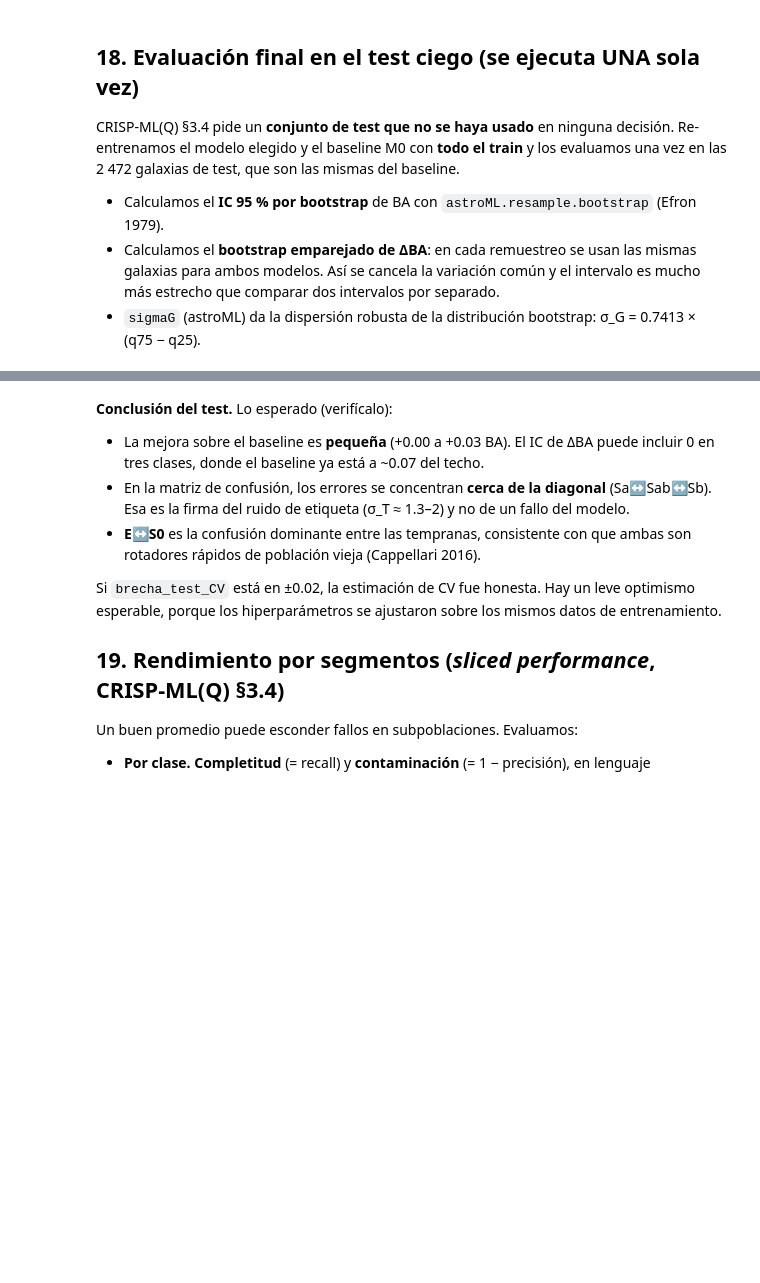
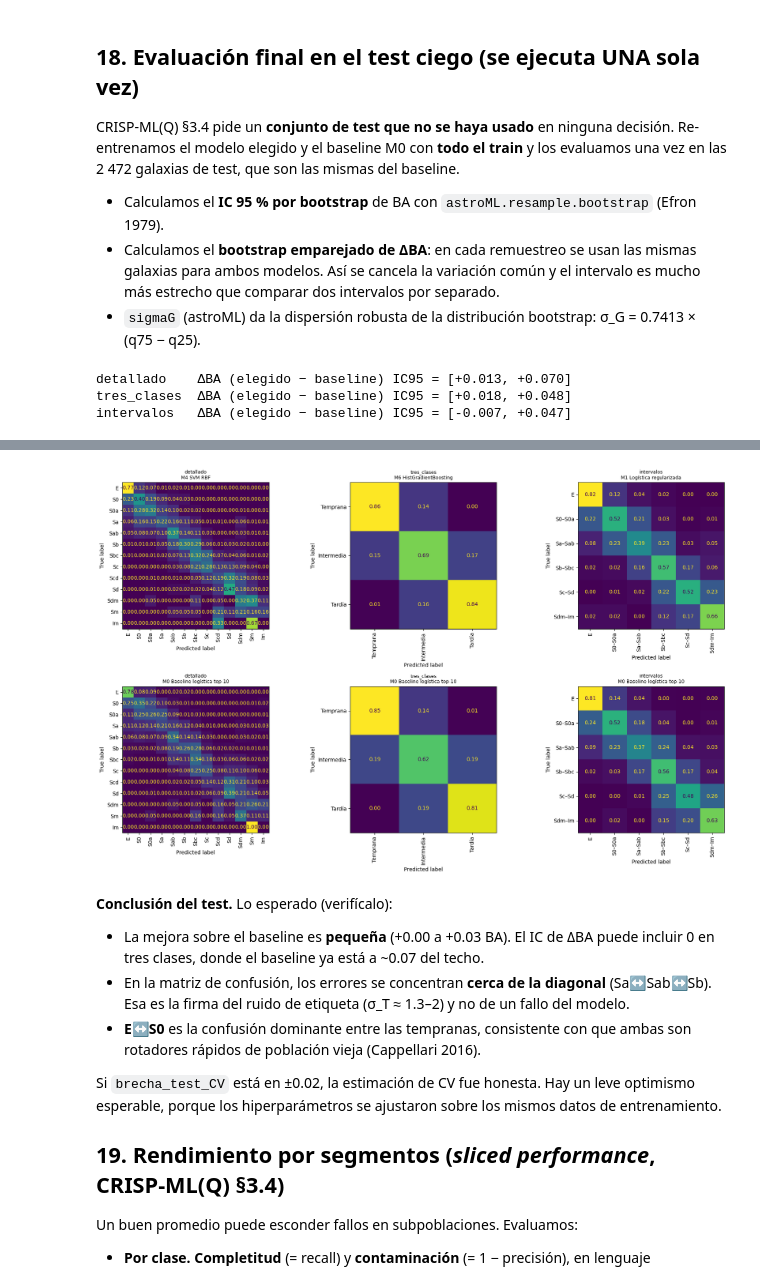
Before and after one commit to Melonangie/Galaxy-Vision, a Jupyter notebook: modeling.ipynb, the cells around one changed output, grey strips where cells are left out. Drawn from its saved outputs; the diff is of its cells as text; code cells hidden in the pictures; blank space fills up the shorter version.

```diff
--- a/modeling.ipynb
+++ b/modeling.ipynb
@@ -712,8 +738,7 @@ def n_parametros(m):
     if hasattr(f, 'gmms_'):      return sum(g.means_.size + g.covariances_.size + g.weights_.size for g in f.gmms_)
     return np.nan
 
-EXPLICABILIDAD = {'M0': 1.0, 'M1': 1.0, 'M2': 1.0, 'M3': 0.8, 'M4': 0.3, 'M5': 0.5,
-                  'M6': 0.5, 'M7': 0.2, 'M8': 0.3, 'M9': 0.2, 'M10': 0.1}
+EXPLICABILIDAD = {'M0': 1.0, 'M1': 1.0, 'M2': 1.0, 'M3': 0.8, 'M4': 0.3, 'M5': 0.5, 'M6': 0.5, 'M7': 0.2, 'M8': 0.3, 'M9': 0.2, 'M10': 0.1}
 
 filas_calidad = []
 for (nombre, e), (m, iva) in AJUSTE0.items():
@@ -731,6 +756,7 @@ for (nombre, e), (m, iva) in AJUSTE0.items():
         'n_parametros': n_parametros(m),
         'ms_por_galaxia': r.ms_por_galaxia.mean(),
         't_ajuste_s': r.t_ajuste_s.mean()})
+
 CALIDAD = pd.DataFrame(filas_calidad).set_index(['esquema', 'modelo'])
 CALIDAD['robustez']      = CALIDAD[['rob_ruido', 'rob_faltantes']].mean(axis=1)
 CALIDAD['complejidad']   = np.log10(CALIDAD.n_parametros.astype(float))
@@ -738,10 +764,10 @@ CALIDAD['recursos']      = CALIDAD.ms_por_galaxia
 CALIDAD['escalabilidad'] = CALIDAD.t_ajuste_s
 
 # Puntaje multicriterio: normalizamos cada medida a [0, 1] dentro de cada esquema
-PESOS = {'rendimiento': 0.40, 'robustez': 0.20, 'explicabilidad': 0.15,
-         'complejidad': 0.10, 'recursos': 0.10, 'escalabilidad': 0.05}
+PESOS = {'rendimiento': 0.40, 'robustez': 0.20, 'explicabilidad': 0.15, 'complejidad': 0.10, 'recursos': 0.10, 'escalabilidad': 0.05}
 MENOR_ES_MEJOR = ['complejidad', 'recursos', 'escalabilidad']
 CALIDAD['puntaje'] = 0.0
+
 for medida, peso in PESOS.items():
     x = CALIDAD.groupby('esquema')[medida].transform(lambda c: (c - c.min()) / (c.max() - c.min() + 1e-12))
     CALIDAD['puntaje'] += peso * ((1 - x) if medida in MENOR_ES_MEJOR else x)
@@ -770,5 +815,4 @@ for e in ESQUEMAS:
     ELEGIDO[e] = empatados.puntaje.idxmax()
     print(f"\n=== {e} === mejor en BA: {mejor} | empatados: {list(empatados.index)}")
     print(f"→ ELEGIDO: {ELEGIDO[e]}")
-    display(c[['rendimiento', 'p_vs_mejor', 'robustez', 'explicabilidad',
-               'complejidad', 'ms_por_galaxia', 'puntaje']].sort_values('puntaje', ascending=False).round(3))
+    display(c[['rendimiento', 'p_vs_mejor', 'robustez', 'explicabilidad','complejidad', 'ms_por_galaxia', 'puntaje']].sort_values('puntaje', ascending=False).round(3))
@@ -792,8 +879,11 @@ def ajustar_final(nombre, e):
     return m.fit(matriz(COLS_DE[(nombre, e)], TRAIN), Y_TR[e])
 
 def ic_bootstrap(estadistico, n, n_boot=1000):
-    """IC 95 % percentil y σ_G robusta de un estadístico calculado sobre índices remuestreados."""
-    dist = bootstrap(np.arange(n), n_boot, estadistico, pass_indices=True, random_state=SEMILLA)
+    """IC 95 % percentil y σ_G robusta de un estadístico calculado sobre índices remuestreados.
+    astroML.bootstrap entrega TODOS los remuestreos a la vez (matriz n_boot × n de índices)
+    y espera un valor por fila; por eso aplicamos el estadístico fila por fila."""
+    por_fila = lambda ind: np.array([estadistico(fila) for fila in ind])
+    dist = bootstrap(np.arange(n), n_boot, por_fila, pass_indices=True, random_state=SEMILLA)
     return np.percentile(dist, 2.5), np.percentile(dist, 97.5), sigmaG(dist)
 
 for e in ESQUEMAS:
@@ -802,12 +892,10 @@ for e in ESQUEMAS:
         FINAL[(nombre, e)] = m = ajustar_final(nombre, e)
         PRED[(nombre, e)] = m.predict(matriz(COLS_DE[(nombre, e)], TEST))
         bajo, alto, sg = ic_bootstrap(lambda i: balanced_accuracy_score(y[i], PRED[(nombre, e)][i]), len(y))
-        FILAS_TEST.append({'esquema': e, 'modelo': nombre, **metricas(y, PRED[(nombre, e)], e, T_TE),
-                           'BA_ic95_bajo': bajo, 'BA_ic95_alto': alto, 'BA_sigmaG': sg,
-                           'BA_CV': ba_media(nombre, e)})
+        FILAS_TEST.append({'esquema': e, 'modelo': nombre, **metricas(y, PRED[(nombre, e)], e, T_TE), 'BA_ic95_bajo': bajo, 'BA_ic95_alto': alto, 'BA_sigmaG': sg, 'BA_CV': ba_media(nombre, e)})
     pe, pb = PRED[(ELEGIDO[e], e)], PRED[(BASELINE, e)]
     bajo, alto, _ = ic_bootstrap(lambda i: balanced_accuracy_score(y[i], pe[i]) -
-                                           balanced_accuracy_score(y[i], pb[i]), len(y))
+    balanced_accuracy_score(y[i], pb[i]), len(y))
     print(f"{e:12s} ΔBA (elegido − baseline) IC95 = [{bajo:+.3f}, {alto:+.3f}]")
     FILAS_TEST[-1 if ELEGIDO[e] == BASELINE else -2].update({'ΔBA_ic95_bajo': bajo, 'ΔBA_ic95_alto': alto})
 
@@ -819,8 +907,10 @@ display(TEST_RES.round(3))
 fig, ejes = plt.subplots(2, 3, figsize=(18, 11))
 for j, e in enumerate(ESQUEMAS):
     for i, nombre in enumerate([ELEGIDO[e], BASELINE]):
-        ConfusionMatrixDisplay.from_predictions(Y_TE[e], PRED[(nombre, e)], labels=ORDEN[e], normalize='true',
-                                                ax=ejes[i, j], colorbar=False, values_format='.2f',
-                                                xticks_rotation=90)
+        ConfusionMatrixDisplay.from_predictions(Y_TE[e], PRED[(nombre, e)], labels=ORDEN[e], normalize='true',  ax=ejes[i, j], colorbar=False, values_format='.2f',  xticks_rotation=90)
         ejes[i, j].set_title(f'{e}\n{nombre}', fontsize=9)
 plt.tight_layout(); plt.show()
+# %% [output]
+detallado    ΔBA (elegido − baseline) IC95 = [+0.013, +0.070]
+tres_clases  ΔBA (elegido − baseline) IC95 = [+0.018, +0.048]
+intervalos   ΔBA (elegido − baseline) IC95 = [-0.007, +0.047]
@@ -827,3 +925,4 @@ plt.tight_layout(); plt.show()
+[figure, added]
 # %% [markdown]
 **Conclusión del test.** Lo esperado (verifícalo):
 - La mejora sobre el baseline es **pequeña** (+0.00 a +0.03 BA). El IC de ΔBA puede incluir 0 en tres clases, donde el baseline ya está a ~0.07 del techo.
```
Also changed, not shown: parts of 20 cells of this notebook.
